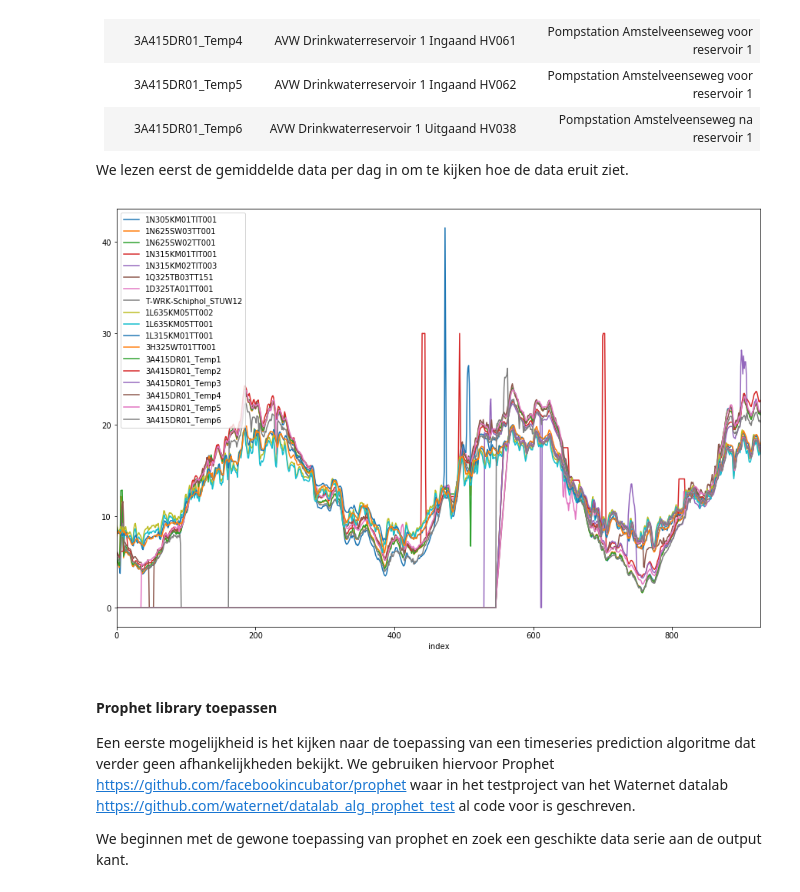
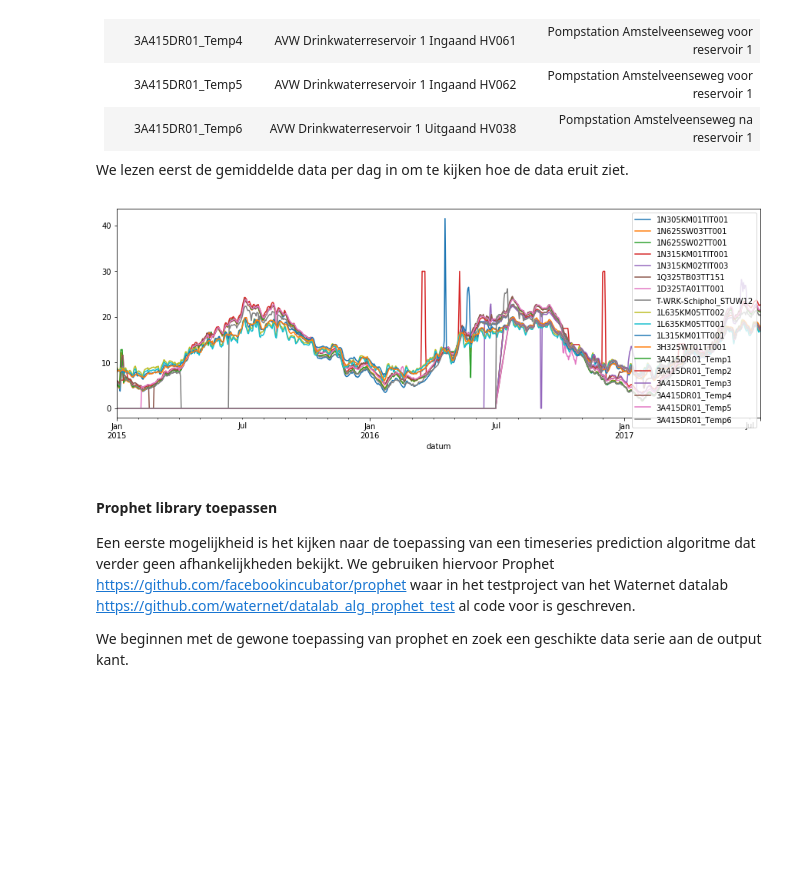
Before and after one commit to waternet/datalab_drw_tempprediction, a Jupyter notebook: Analyse_01.ipynb, the cells around one changed output. Drawn from its saved outputs; the diff is of its cells as text; code cells hidden in the pictures; blank space fills up the shorter version.

```diff
--- a/Analyse_01.ipynb
+++ b/Analyse_01.ipynb
@@ -40,12 +41,12 @@ import datetime
 
 %matplotlib inline
 # %%
-df = pd.read_csv('data/combined_data.csv')
+dateparser = lambda x: pd.datetime.strptime(x, '%d-%m-%Y %H:%M:%S')
+df = pd.read_csv('data/combined_data.csv', parse_dates=[1], date_parser=dateparser)
 df = df.reset_index()
-df.plot(x='index', y=data.TAGS[:], figsize=(15,10))
-plt.show()
+_ = df.plot(x='datum', y=data.TAGS[:], figsize=(15,5))
 # %% [output]
-[figure, old version]
+[figure, new version]
 # %% [markdown]
 #### Prophet library toepassen
 
```
Also changed, not shown: parts of 16 cells of this notebook.
